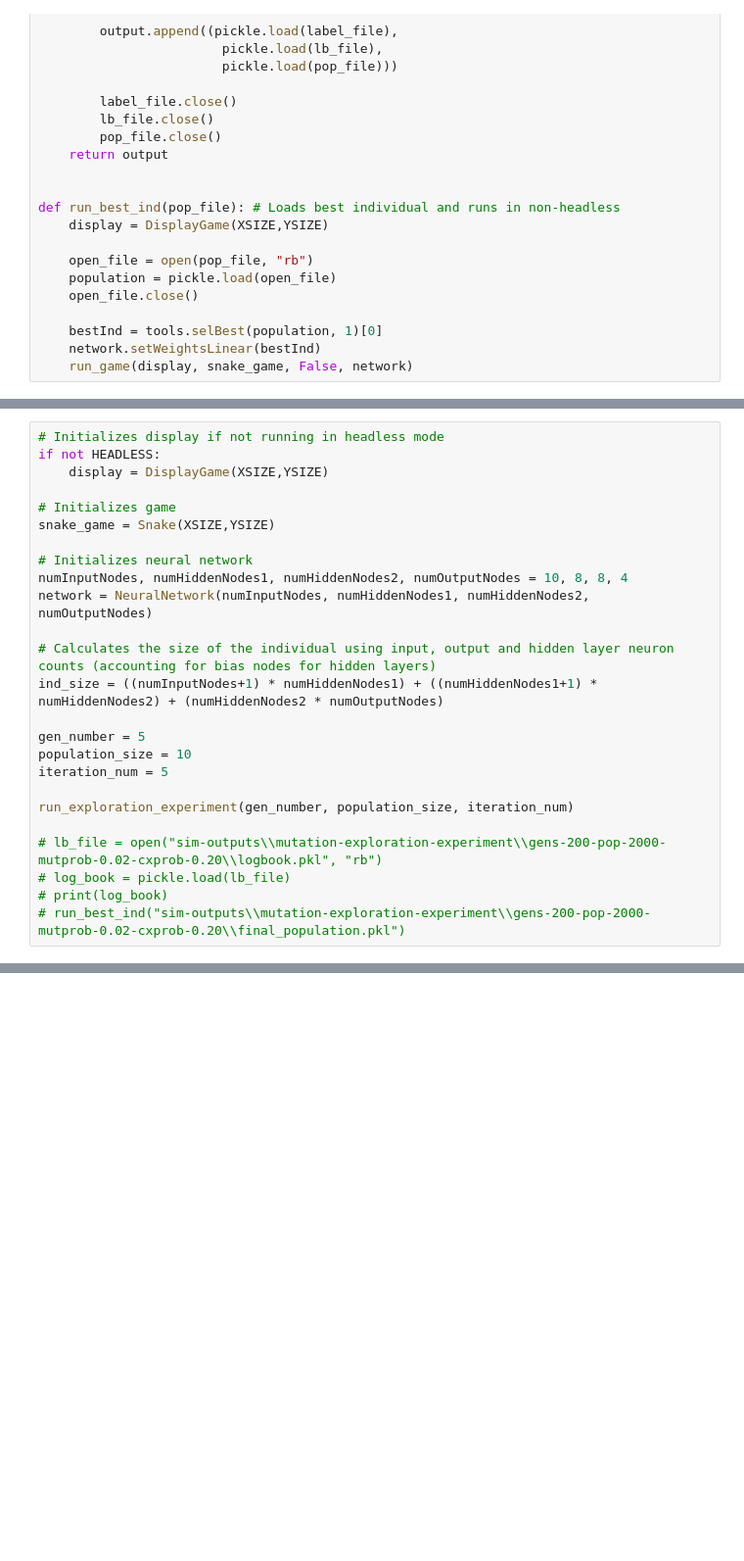
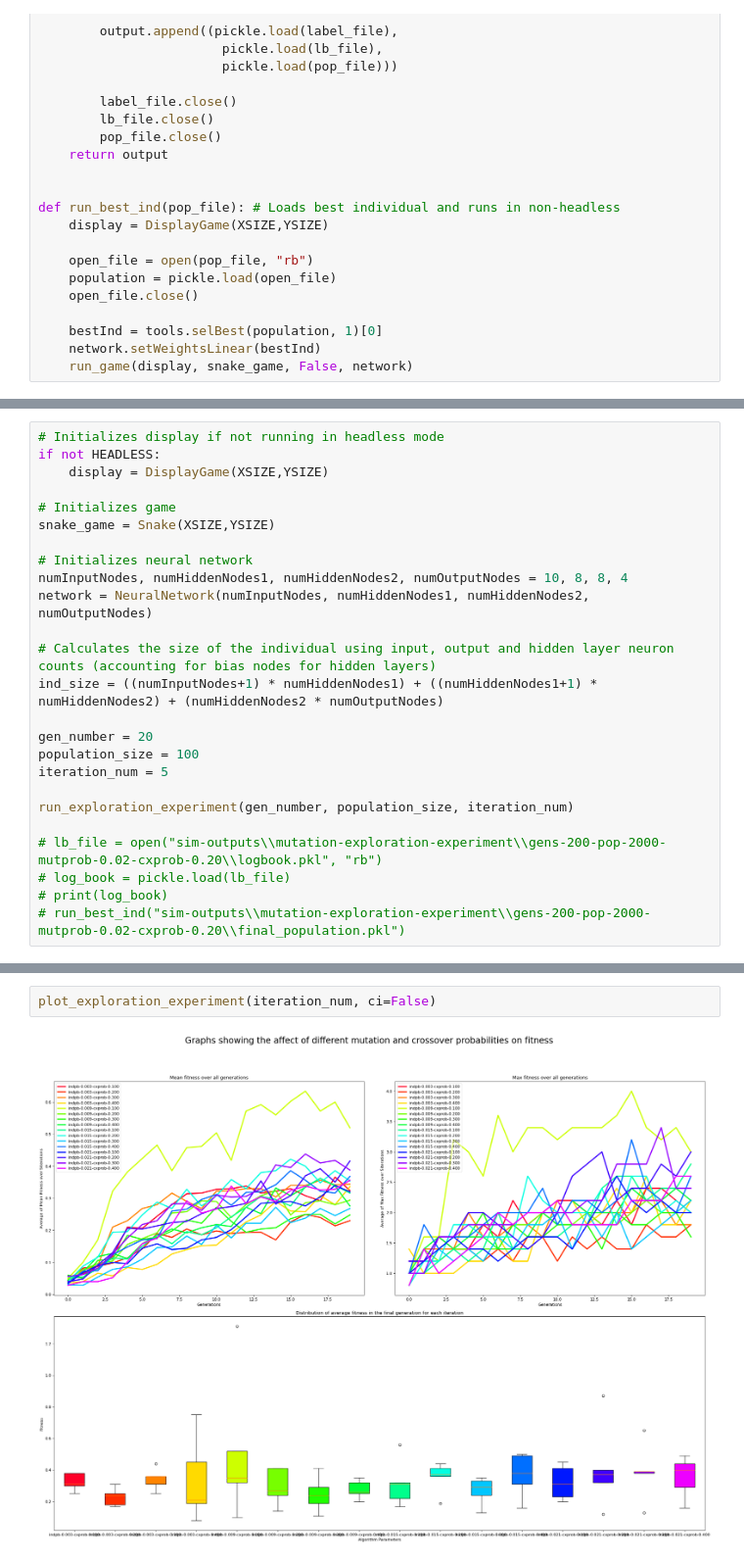
Before and after one commit to LucyIvatt/snake-ga, a Jupyter notebook: solution.ipynb, the cells around one changed output, grey strips where cells are left out. Shown at 98% size. Saved outputs shown, nothing was run; the diff lists cells and outputs as text; blank space fills up the shorter version.

Commit message:
finalised running multiple iterations

```diff
--- a/solution.ipynb
+++ b/solution.ipynb
@@ -564,8 +573,8 @@ network = NeuralNetwork(numInputNodes, numHiddenNodes1, numHiddenNodes2, numOutp
 # Calculates the size of the individual using input, output and hidden layer neuron counts (accounting for bias nodes for hidden layers)
 ind_size = ((numInputNodes+1) * numHiddenNodes1) + ((numHiddenNodes1+1) * numHiddenNodes2) + (numHiddenNodes2 * numOutputNodes)
 
-gen_number = 5
-population_size = 10
+gen_number = 20
+population_size = 100
 iteration_num = 5
 
 run_exploration_experiment(gen_number, population_size, iteration_num)
@@ -617,3 +604,7 @@ ValueError: Unrecognized character i in format string
+# %%
+plot_exploration_experiment(iteration_num, ci=False)
+# %% [output]
+[figure, added]
 # %%
 # genetic_algorithm(ind_size, network, gen_number, population_size, def_mut_prob, def_cx_prob, "single")
 
```
Also changed, not shown: parts of 3 cells of this notebook.
